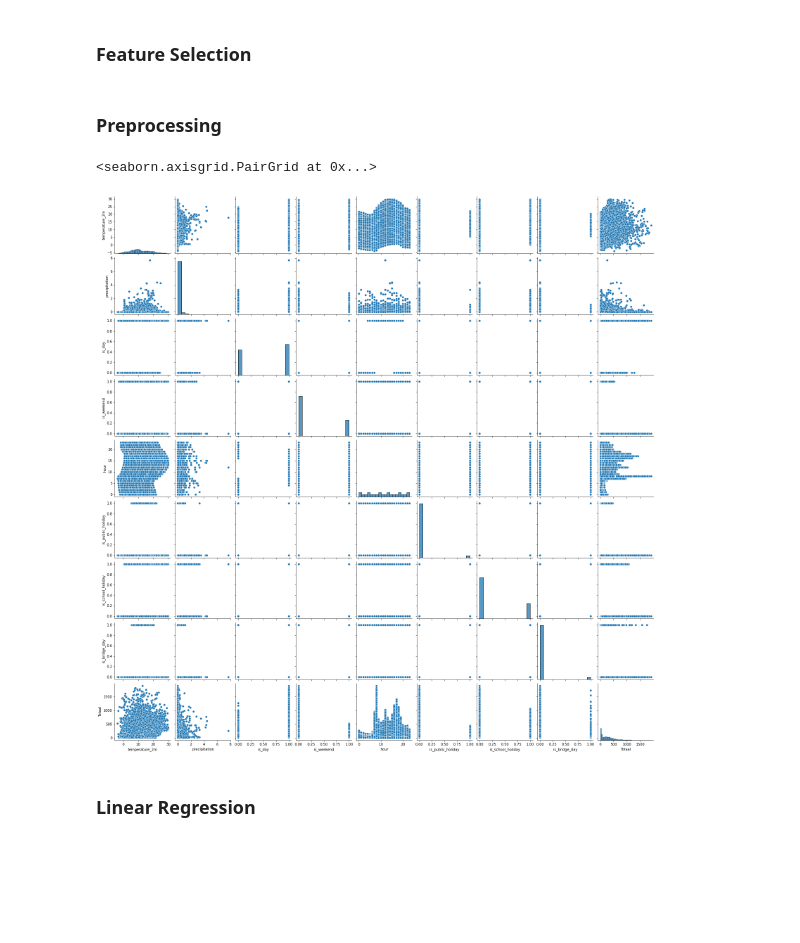
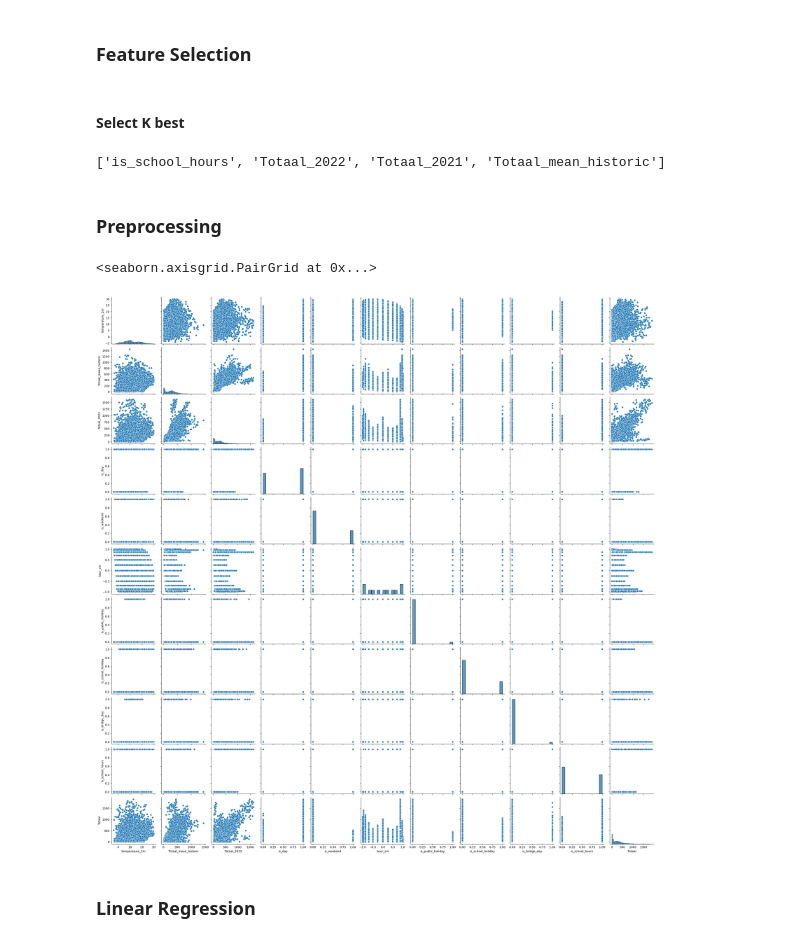
Before and after one commit to Lucmeister55/MLLS_Project1, a Jupyter notebook: project-1-starter-notebook.ipynb, the cells around one changed output. Cells and saved outputs as stored; diff of their text form; code cells hidden in the pictures; blank space fills up the shorter version.

```diff
--- a/project-1-starter-notebook.ipynb
+++ b/project-1-starter-notebook.ipynb
@@ -32,0 +64,4 @@ test_data.head()
+# %%
+bicycle_data_2021["Date_hour"] = bicycle_data_2021['Ordening'].str.extract(r'^(.*?T\d{2})..')
+bicycle_data_2021 = bicycle_data_2021.groupby(['Datum', 'Date_hour'])['Totaal'].sum().reset_index(name ='Totaal_2021')
+bicycle_data_2021.head()
@@ -65,6 +109,7 @@ import holidays
 from datetime import timedelta
 
 weather_data = weather_rawdata.copy()
+weather_data.columns = weather_data.columns.str.split(' ').str[0]
 weather_data["Date_hour"] = weather_data["time"].str.split(':', expand = True)[0]
 weather_data = weather_data.drop("time", axis = 1)
 date_time = pd.to_datetime(weather_data['Date_hour'])
@@ -85,8 +130,26 @@ for i, check_date in enumerate(date_time):
         if start_date <= check_date <= end_date:
             is_school_holiday[i] = 1
 weather_data["is_school_holiday"] = is_school_holiday
+weather_data["date"] = date_time.dt.date
+averages = weather_data.groupby('date')['temperature_2m'].mean().reset_index(name ='mean_temperature_2m')
+weather_data = weather_data.merge(averages, on = "date", how = 'left')
+weather_data["month"] = date_time.dt.month
+weather_data['hour_sin'] = np.sin(2 * np.pi * weather_data['hour'] / 24)
+def get_season(date):
+    month = date.month
+    if 3 <= month <= 5:
+        return 'Spring'
+    elif 6 <= month <= 8:
+        return 'Summer'
+    elif 9 <= month <= 11:
+        return 'Fall'
+    else:
+        return 'Winter'
+weather_data['season'] = weather_data['date'].apply(get_season)
+weather_data['Totaal_2022'] = bicycle_data_2022['Totaal_2022']
+weather_data['Totaal_2021'] = bicycle_data_2021['Totaal_2021']
+weather_data['Totaal_mean_historic'] = weather_data[['Totaal_2022', 'Totaal_2021']].mean(axis = 1)
 
-
-weather_data.columns = weather_data.columns.str.split(' ').str[0]
+print(weather_data.shape)
 weather_data.head()
 # %% [output]
@@ -99,5 +164,5 @@ weather_data.head()
 # %%
 
-dummies = pd.get_dummies(weather_data.weekday)
+dummies = pd.concat([pd.get_dummies(weather_data.weekday), pd.get_dummies(weather_data.season)], axis = 1)
 dummies.head()
 # %% [output]
@@ -159,6 +224,7 @@ gold_data = ground_truth.copy()
 gold_data["Date_hour"] = ground_truth['Ordening'].str.extract(r'^(.*?T\d{2})..')
 gold_data = gold_data.groupby(['Datum', 'Date_hour'])['Totaal'].sum().reset_index(name ='Totaal')
 gold_data = weather_data.merge(gold_data, on = "Date_hour")
+gold_data['Totaal_2022'] = bicycle_data_2022['Totaal_2022']
 gold_data.head()
 # %% [output]
 |  | temperature_2m | apparent_temperature | precipitation | weathercode | cloudcover | is_day | Date_hour | ... |
@@ -206,0 +255,15 @@ X_test = gtest_data.loc[:, features]
+# %% [markdown]
+#### Select K best
+# %%
+from sklearn.feature_selection import SelectKBest
+from sklearn.feature_selection import mutual_info_regression
+from sklearn.feature_selection import r_regression
+
+SKB = SelectKBest(r_regression, k=4)
+SKB.fit(X, y)
+selected_feature_indices = SKB.get_support(indices=True)
+selected_feature_names = [X.columns[i] for i in selected_feature_indices]
+
+print(selected_feature_names)
+# %% [output]
+['is_school_hours', 'Totaal_2022', 'Totaal_2021', 'Totaal_mean_historic']
@@ -209,11 +286,11 @@ X_test = gtest_data.loc[:, features]
 # %%
 import seaborn as sns
 
-plot_features = ['temperature_2m', 'precipitation', 'is_day', 'is_weekend', 'hour', 'is_public_holiday', 'is_school_holiday', 'is_bridge_day']
+plot_features = ['temperature_2m', 'Totaal_2022', 'is_day', 'is_weekend', 'hour_sin', 'is_public_holiday', 'is_school_holiday', 'is_bridge_day', 'is_school_hours']
 sns.pairplot(gold_data.loc[:,plot_features + ['Totaal']])
 # %% [output]
 <seaborn.axisgrid.PairGrid at 0x...>
-[figure, old version]
+[figure, new version]
 # %%
 # Function to compute MSE
 def compute_MSE(y_true, y_predicted):
```
Also changed, not shown: parts of 34 cells of this notebook, 6 other files.
